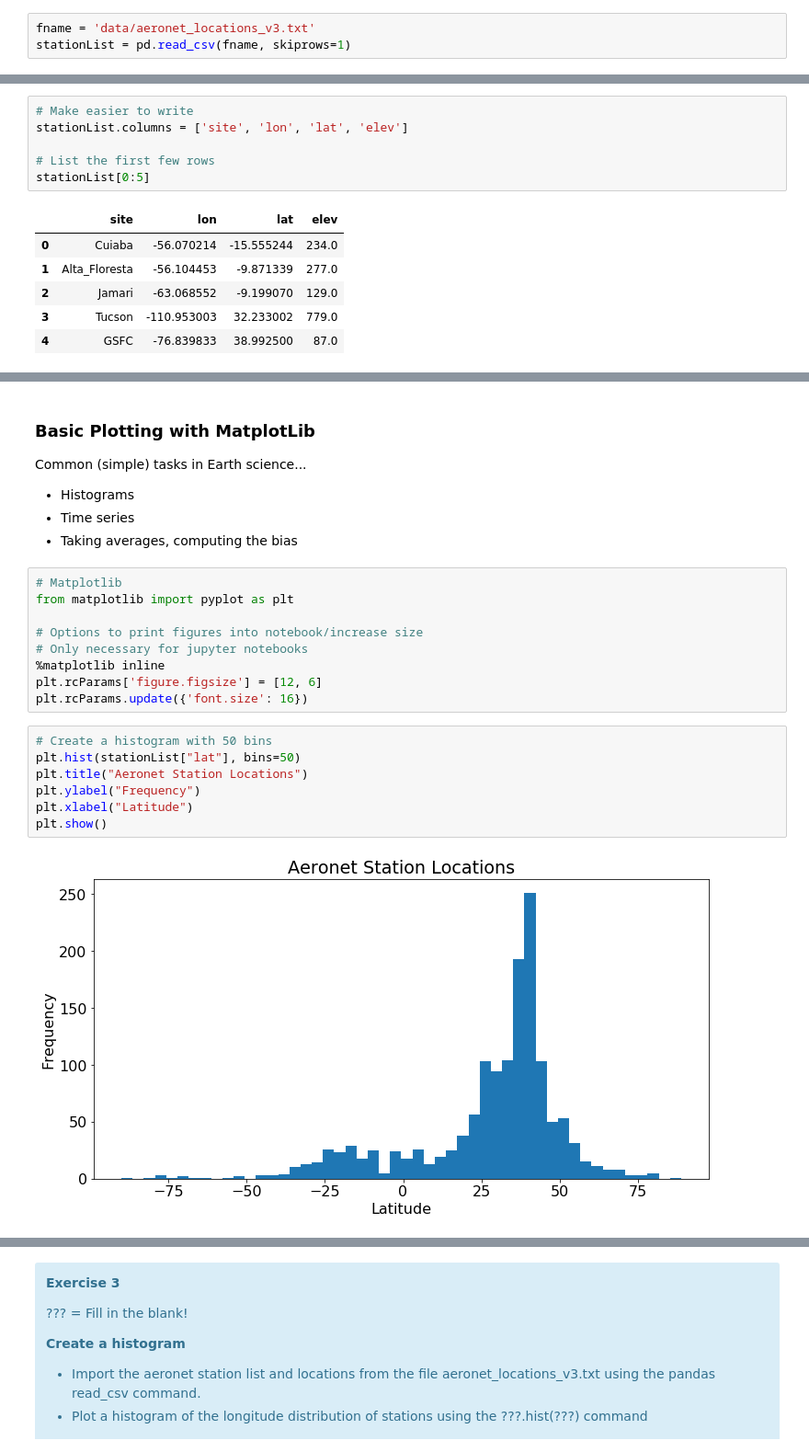
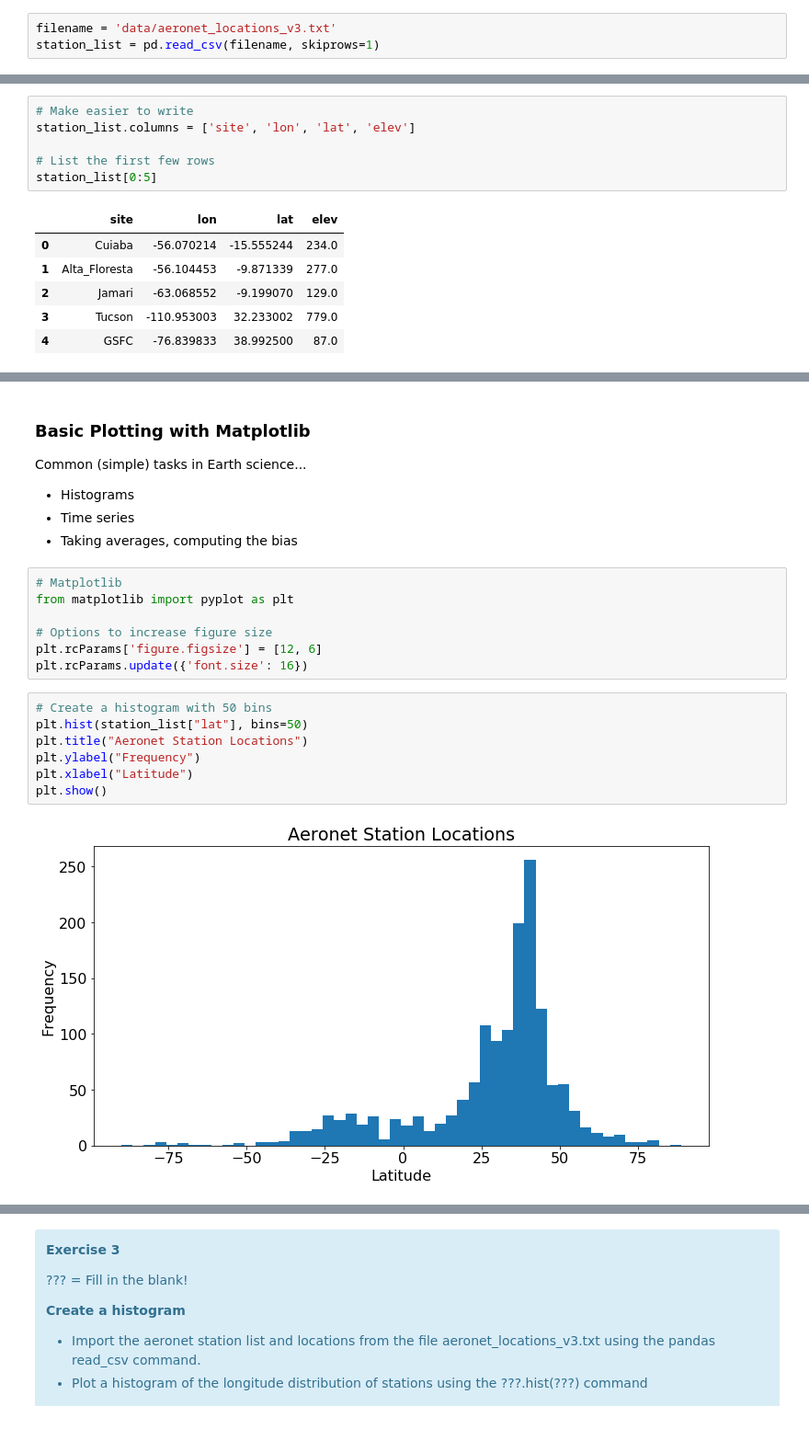
Before and after one commit to eviatarbach/ncep-lectures, a Jupyter notebook: part-1.ipynb, the cells around one changed output, grey strips where cells are left out. Shown at 92% size. Saved outputs shown, nothing was run; the diff lists cells and outputs as text.

```diff
--- a/part-1.ipynb
+++ b/part-1.ipynb
@@ -182,8 +186,8 @@ Cons:
 # %%
 import pandas as pd
 # %%
-fname = 'data/aeronet_locations_v3.txt'
-stationList = pd.read_csv(fname, skiprows=1)
+filename = 'data/aeronet_locations_v3.txt'
+station_list = pd.read_csv(filename, skiprows=1)
 # %% [markdown]
 **Note: If you are getting errors!**
 
@@ -194,9 +203,9 @@ list(stationList)
 # %%
 # Make easier to write
-stationList.columns = ['site', 'lon', 'lat', 'elev']
+station_list.columns = ['site', 'lon', 'lat', 'elev']
 
 # List the first few rows
-stationList[0:5]
+station_list[0:5]
 # %% [output]
 |  | site | lon | lat | elev |
 | 0 | Cuiaba | -56.070214 | -15.555244 | 234.0 |
@@ -214,7 +223,7 @@ stationList[0:5]
 * What are the column names?
 </div>
 # %% [markdown]
-### Basic Plotting with MatplotLib
+### Basic Plotting with Matplotlib
 
 Common (simple) tasks in Earth science...
 
@@ -225,20 +234,18 @@ Common (simple) tasks in Earth science...
 # Matplotlib
 from matplotlib import pyplot as plt
 
-# Options to print figures into notebook/increase size
-# Only necessary for jupyter notebooks
-%matplotlib inline
+# Options to increase figure size
 plt.rcParams['figure.figsize'] = [12, 6]
 plt.rcParams.update({'font.size': 16})
 # %%
 # Create a histogram with 50 bins
-plt.hist(stationList["lat"], bins=50)
+plt.hist(station_list["lat"], bins=50)
 plt.title("Aeronet Station Locations")
 plt.ylabel("Frequency")
 plt.xlabel("Latitude")
 plt.show()
 # %% [output]
-[figure, old version]
+[figure, new version]
 # %% [markdown]
 #### Time series data
 
```
Also changed, not shown: parts of 24 cells of this notebook, 3 other files.
